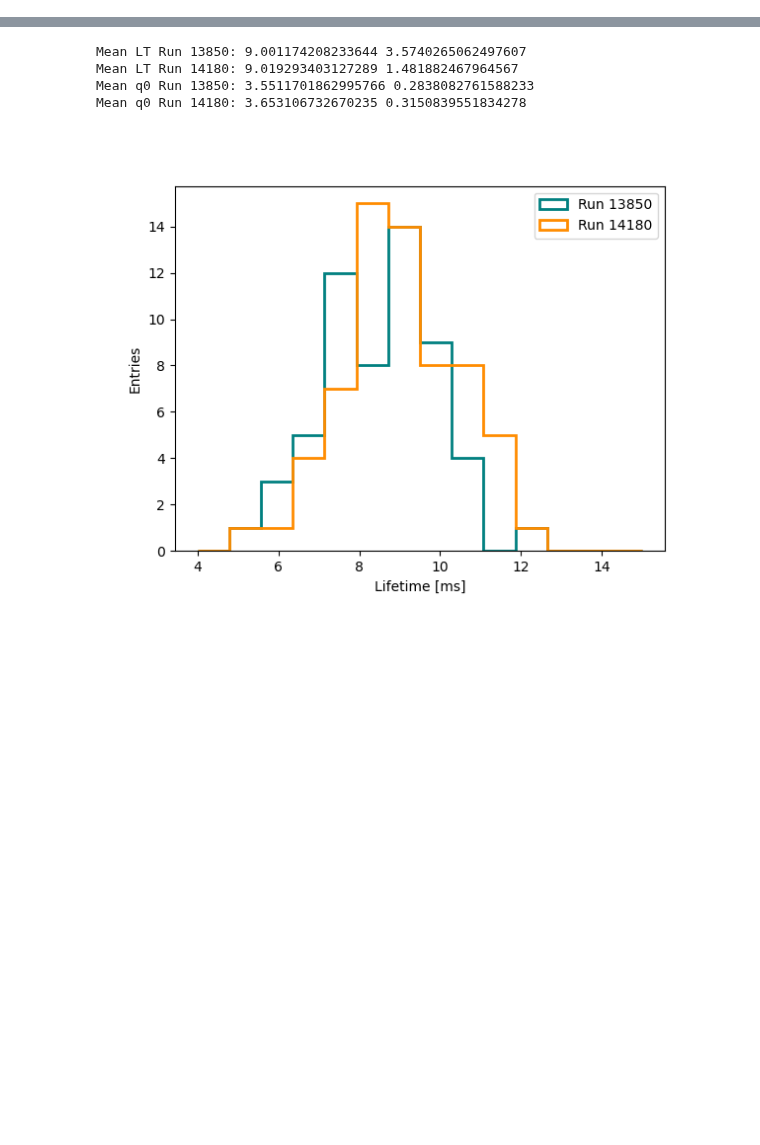
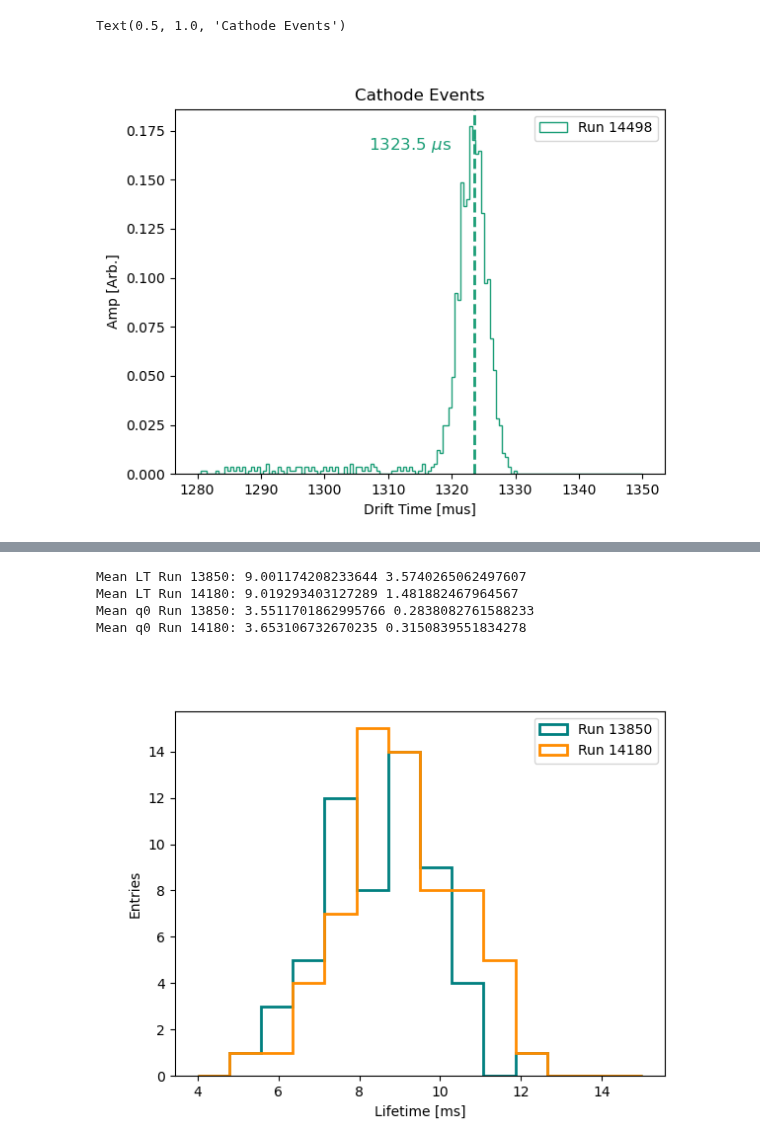
Before and after one commit to kvjmistry/DoubleBeta, a Jupyter notebook: Alphas/notebooks/CompareRuns.ipynb, the cells around one changed output, grey strips where cells are left out. Drawn from its saved outputs; the diff is of its cells as text; code cells hidden in the pictures; blank space fills up the shorter version.

```diff
--- a/Alphas/notebooks/CompareRuns.ipynb
+++ b/Alphas/notebooks/CompareRuns.ipynb
@@ -216,0 +42,18 @@ display(Run_13850_prop_lt)
+# %%
+%matplotlib widget
+plt.figure()
+
+colors = plt.cm.get_cmap('Dark2', 8)
+
+plt.hist(data_properties_14498.deltaT, bins = np.linspace(1280, 1350, 150), histtype = "step" ,color = colors(0), label = "Run 14498", density=True);
+plt.xlabel("Drift Time [mus]")
+plt.ylabel("Amp [Arb.]")
+plt.legend()
+# plt.xlim("790,")
+
+plt.axvline(1323.5, linestyle = "--", color = colors(0), linewidth = 2)
+plt.text(1307, 0.165, r'1323.5 $\mu$s', fontsize=12, color = colors(0))
+plt.title("Cathode Events")
+# %% [output]
+Text(0.5, 1.0, 'Cathode Events')
+[figure, added]
```
Also changed, not shown: parts of 10 cells of this notebook, 8 other files.
